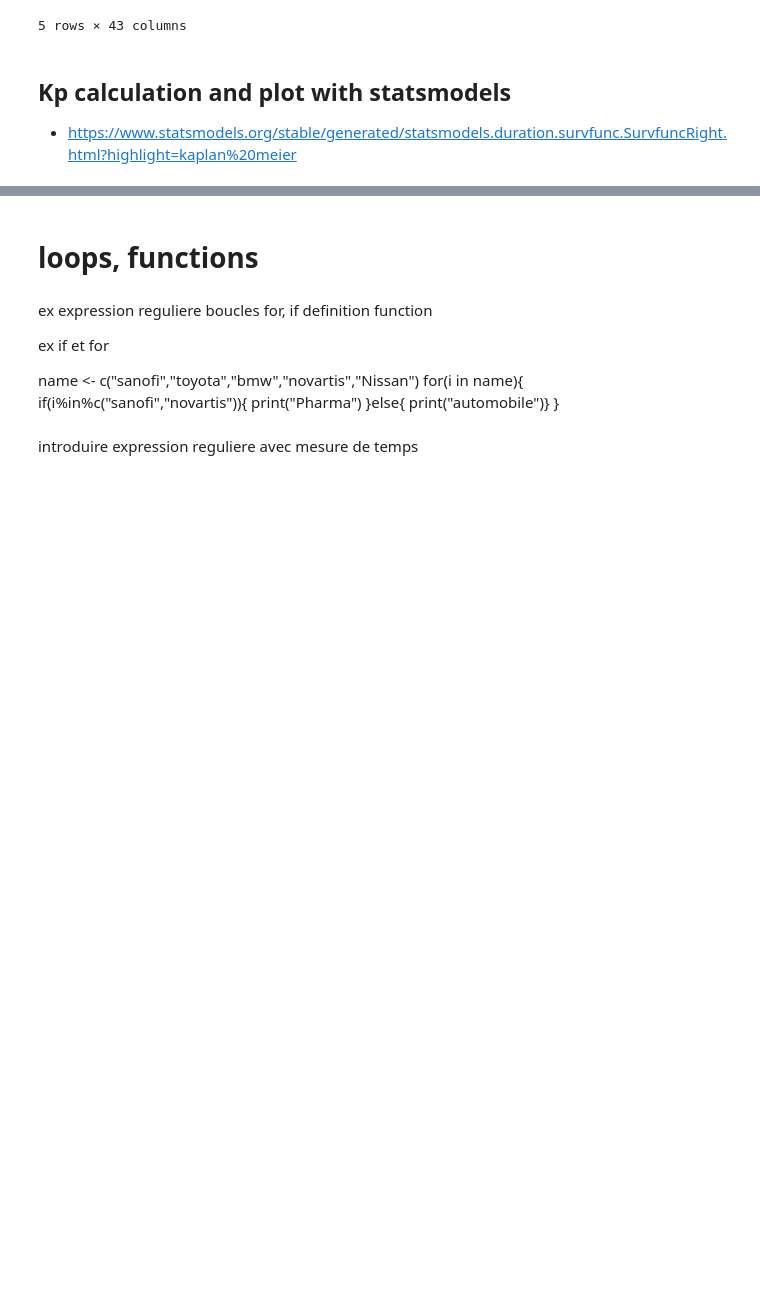
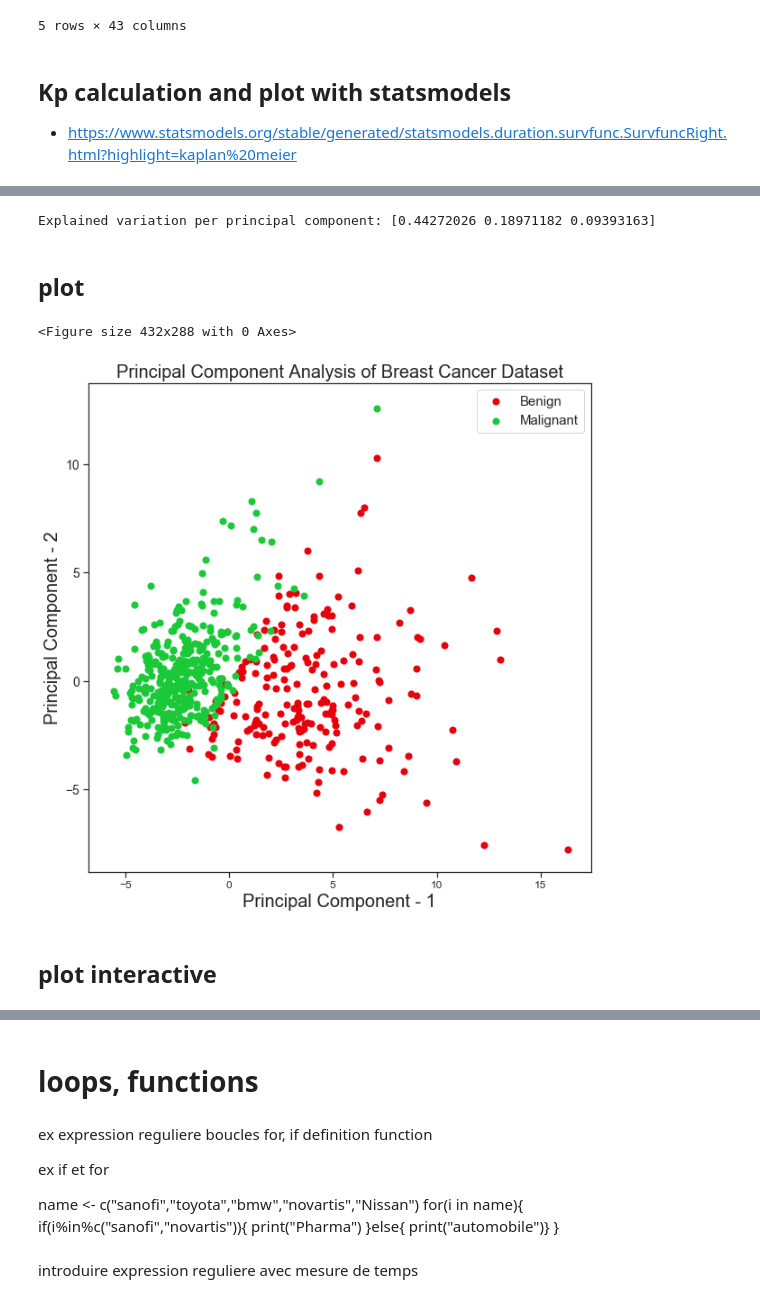
Before and after one commit to SophieRa/Formation-PYTHON, a Jupyter notebook: course_1.ipynb, the cells around one changed output, grey strips where cells are left out. Cells and saved outputs as stored; diff of their text form; code cells hidden in the pictures; blank space fills up the shorter version.

```diff
--- a/course_1.ipynb
+++ b/course_1.ipynb
@@ -1338,0 +1409,3 @@ plt.show()
+# %%
+x = StandardScaler().fit_transform(x) # normalizing the features
+np.mean(x),np.std(x)
@@ -1338,0 +1431,4 @@ plt.show()
+# %%
+pca_breast = PCA(n_components=3)
+# %%
+principalComponents_breast = pca_breast.fit_transform(x)
@@ -1338,0 +1439,4 @@ plt.show()
+# %%
+principal_breast_Df = pd.DataFrame(data = principalComponents_breast
+             , columns = ['principal component 1', 'principal component 2','principal component 3'])
+principal_breast_Df.tail()
@@ -1338,0 +1450,29 @@ plt.show()
+# %%
+# Variance each principal component holds after projecting the data to a lower dimensional subspace.
+print('Explained variation per principal component: {}'.format(pca_breast.explained_variance_ratio_))
+# %% [output]
+Explained variation per principal component: [0.44272026 0.18971182 0.09393163]
+# %% [markdown]
+## plot
+# %%
+plt.figure()
+plt.figure(figsize=(10,10))
+plt.xticks(fontsize=12)
+plt.yticks(fontsize=14)
+plt.xlabel('Principal Component - 1',fontsize=20)
+plt.ylabel('Principal Component - 2',fontsize=20)
+plt.title("Principal Component Analysis of Breast Cancer Dataset",fontsize=20)
+targets = ['Benign', 'Malignant']
+colors = ['r', 'g']
+for target, color in zip(targets,colors):
+    indicesToKeep = breast_dataset['label'] == target
+    plt.scatter(principal_breast_Df.loc[indicesToKeep, 'principal component 1']
+               , principal_breast_Df.loc[indicesToKeep, 'principal component 2'], c = color, s = 50)
+
+plt.legend(targets,prop={'size': 15})
+plt.show()
+# %% [output]
+<Figure size 432x288 with 0 Axes>
+[figure, added]
+# %% [markdown]
+## plot interactive
```
Also changed, not shown: parts of 28 cells of this notebook.
